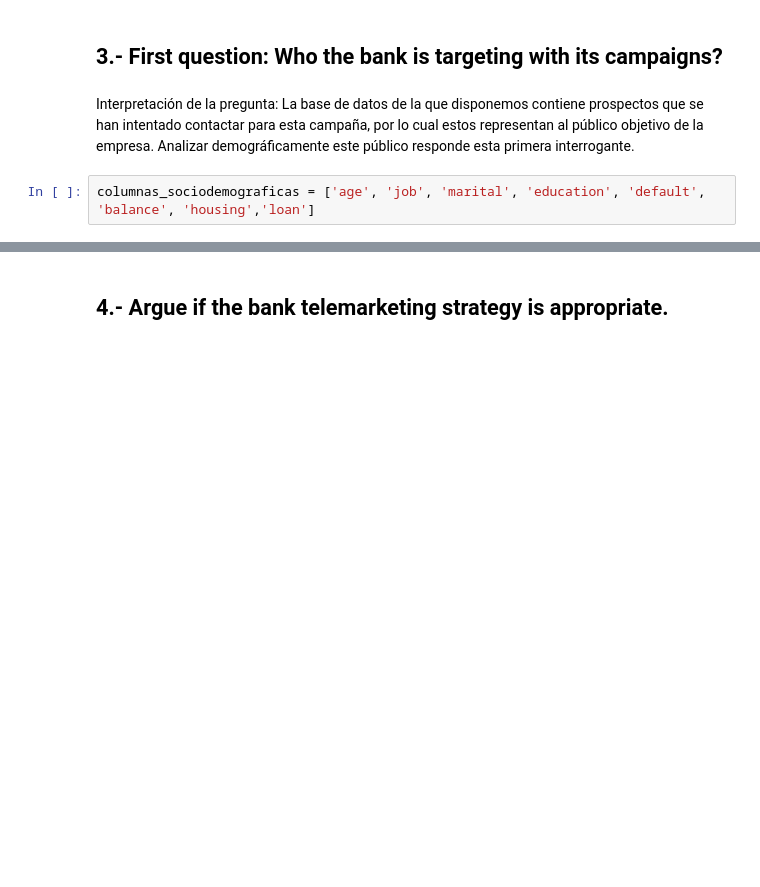
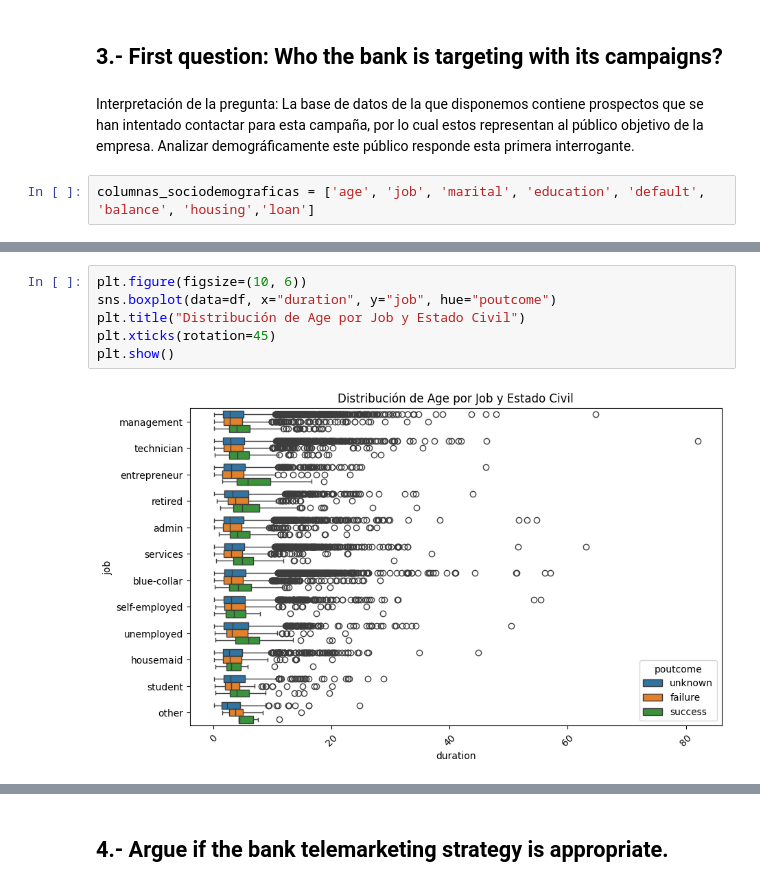
Before and after one commit to nicur32/Proyecto_Bank, a Jupyter notebook: BANK HAKATHON/hackathon.ipynb, the cells around one changed output, grey strips where cells are left out. Cells and saved outputs as stored; diff of their text form; blank space fills up the shorter version.

```diff
--- a/BANK HAKATHON/hackathon.ipynb
+++ b/BANK HAKATHON/hackathon.ipynb
@@ -226,0 +269,8 @@ columnas_sociodemograficas = ['age', 'job', 'marital', 'education', 'default', '
+# %%
+plt.figure(figsize=(10, 6))
+sns.boxplot(data=df, x="duration", y="job", hue="poutcome")
+plt.title("Distribución de Age por Job y Estado Civil")
+plt.xticks(rotation=45)
+plt.show()
+# %% [output]
+[figure, added]
```
Also changed, not shown: parts of 29 cells of this notebook.
